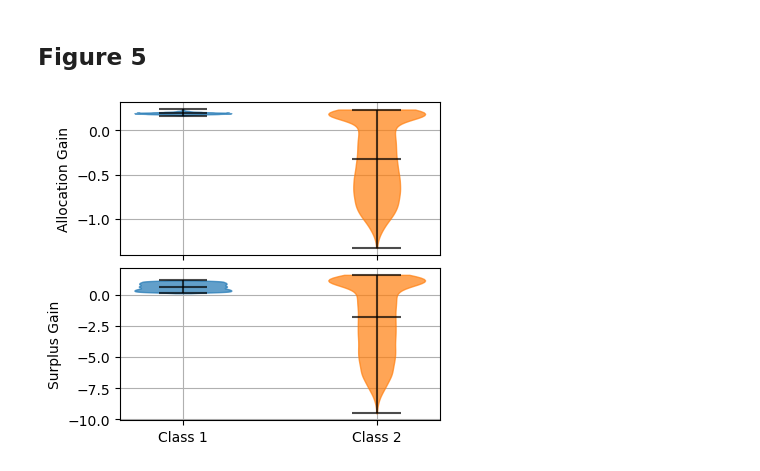
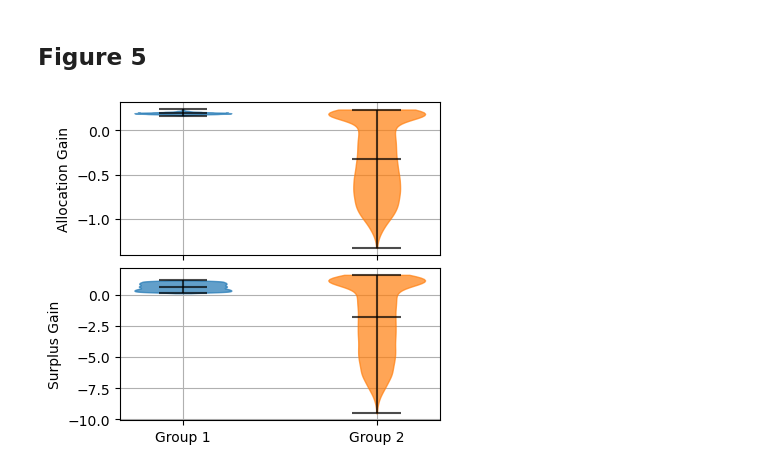
Before and after one commit to lijiayi9712/fair_resource_allocation, a Jupyter notebook: Figure 4 and 5 - Two-Class Experiment.ipynb, the cells around one changed output. Cells and saved outputs as stored; diff of their text form; code cells hidden in the pictures.

```diff
--- a/Figure 4 and 5 - Two-Class Experiment.ipynb
+++ b/Figure 4 and 5 - Two-Class Experiment.ipynb
@@ -40,7 +40,7 @@ def solve_fixed_load(L, a, b, metric):
 
         constraints = [x <= 2*(b - L)/a, x >= 0, cp.sum(x) == L]
         problem = cp.Problem(objective, constraints)
-        problem.solve(solver="ECOS", abstol=1e-6)
+        problem.solve(solver="CLARABEL")
 
         user_surplus = -0.5*a*x.value**2 + (b - L)*x.value
         surplus = np.sum(user_surplus)
@@ -134,7 +133,7 @@ pf_surplus2 = pf_user_surplus[:,10:].flatten()
 fig, axs = plt.subplots(2, 1, figsize=(4, 3.5), constrained_layout=True)
 
 # calculate price of fairness
-ax = axs[0].violinplot([sw_sol0, sw_sol1, pf_sol0, pf_sol1], showmedians=True)
+ax = axs[0].violinplot([sw_sol1, sw_sol2, pf_sol1, pf_sol2], showmedians=True)
 for i, pc in enumerate(ax["bodies"]):
     pc.set_facecolor(f"C{i//2}")
     pc.set_edgecolor(f"C{i//2}")
@@ -151,7 +150,7 @@ axs[0].set_axisbelow(True)
 axs[0].grid(zorder=0)
 
 # calculate price of efficiency
-ax = axs[1].violinplot([sw_surplus0, sw_surplus1, pf_surplus0, pf_surplus1], showmedians=True)
+ax = axs[1].violinplot([sw_surplus1, sw_surplus2, pf_surplus1, pf_surplus2], showmedians=True)
 for i, pc in enumerate(ax["bodies"]):
     pc.set_facecolor(f"C{i//2}")
     pc.set_edgecolor(f"C{i//2}")
@@ -178,40 +177,40 @@ plt.show()
 fig, axs = plt.subplots(2, 1, figsize=(4, 3.5), constrained_layout=True)
 
 # calculate price of fairness
-ax = axs[0].violinplot([pf_sol0 - sw_sol0, pf_sol1 - sw_sol1], showmedians=True)
+ax = axs[0].violinplot([pf_sol1 - sw_sol1, pf_sol2 - sw_sol2], showmedians=True)
 for i, pc in enumerate(ax["bodies"]):
     pc.set_facecolor(f"C{i}")
     pc.set_edgecolor(f"C{i}")
     pc.set_alpha(0.7)
 
 for partname in ["cmedians", "cmins", "cmaxes", "cbars"]:
     vp = ax[partname]
     vp.set_edgecolor("k")
     vp.set_alpha(0.7)
 
 axs[0].set_ylabel("Allocation Gain")
 axs[0].set_xticks([1, 2], [])
 axs[0].set_axisbelow(True)
 axs[0].grid(zorder=0)
 
 # calculate price of efficiency
-ax = axs[1].violinplot([pf_surplus0 - sw_surplus0, pf_surplus1 - sw_surplus1], showmedians=True)
+ax = axs[1].violinplot([pf_surplus1 - sw_surplus1, pf_surplus2 - sw_surplus2], showmedians=True)
 for i, pc in enumerate(ax["bodies"]):
     pc.set_facecolor(f"C{i}")
     pc.set_edgecolor(f"C{i}")
     pc.set_alpha(0.7)
 
 for partname in ["cmedians", "cmins", "cmaxes", "cbars"]:
     vp = ax[partname]
     vp.set_edgecolor("k")
     vp.set_alpha(0.7)
 
 axs[1].set_ylabel("Surplus Gain")
-axs[1].set_xticks([1, 2], ["Class 1", "Class 2"])
+axs[1].set_xticks([1, 2], ["Group 1", "Group 2"])
 axs[1].set_axisbelow(True)
 axs[1].grid(zorder=0)
 
 plt.savefig(f"{SAVE_PATH}/two-class-gain-small.png", dpi=300)
 plt.show()
 # %% [output]
-[figure, old version]
+[figure, new version]
```
Also changed, not shown: parts of 1 cell of this notebook, 2 other files.
